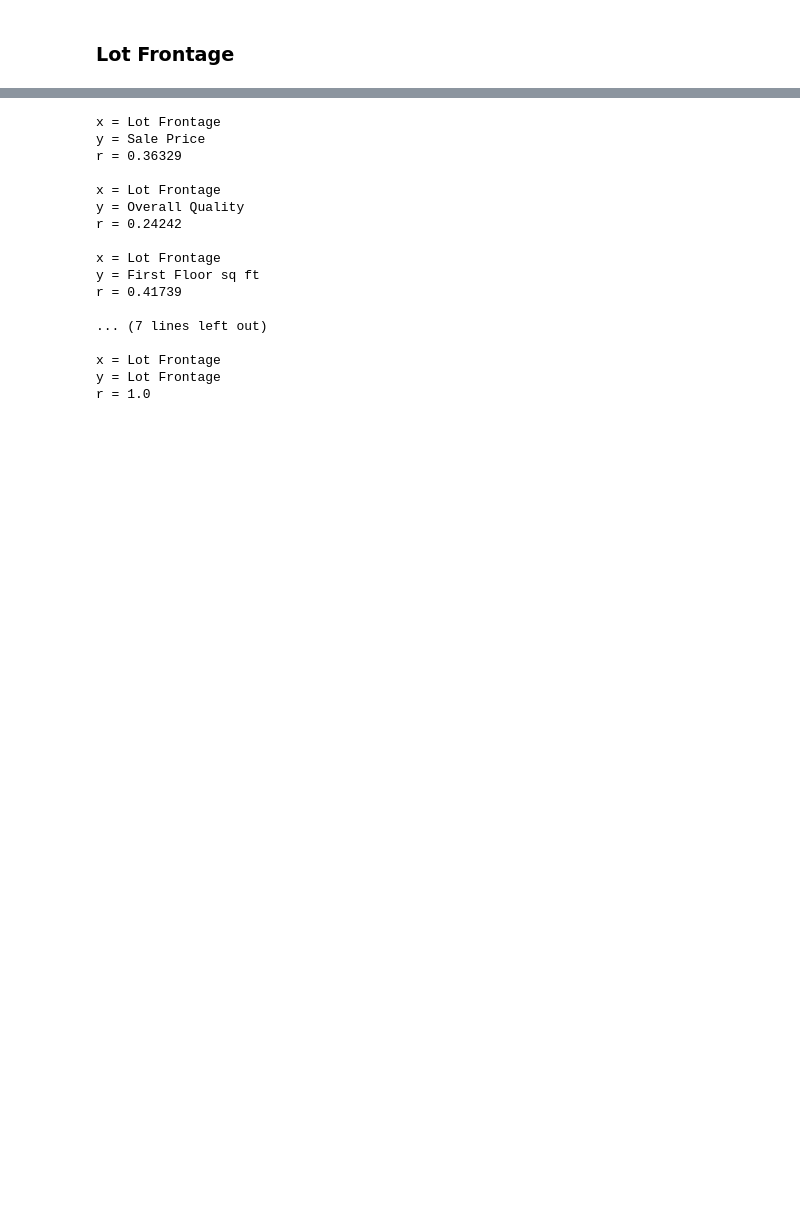
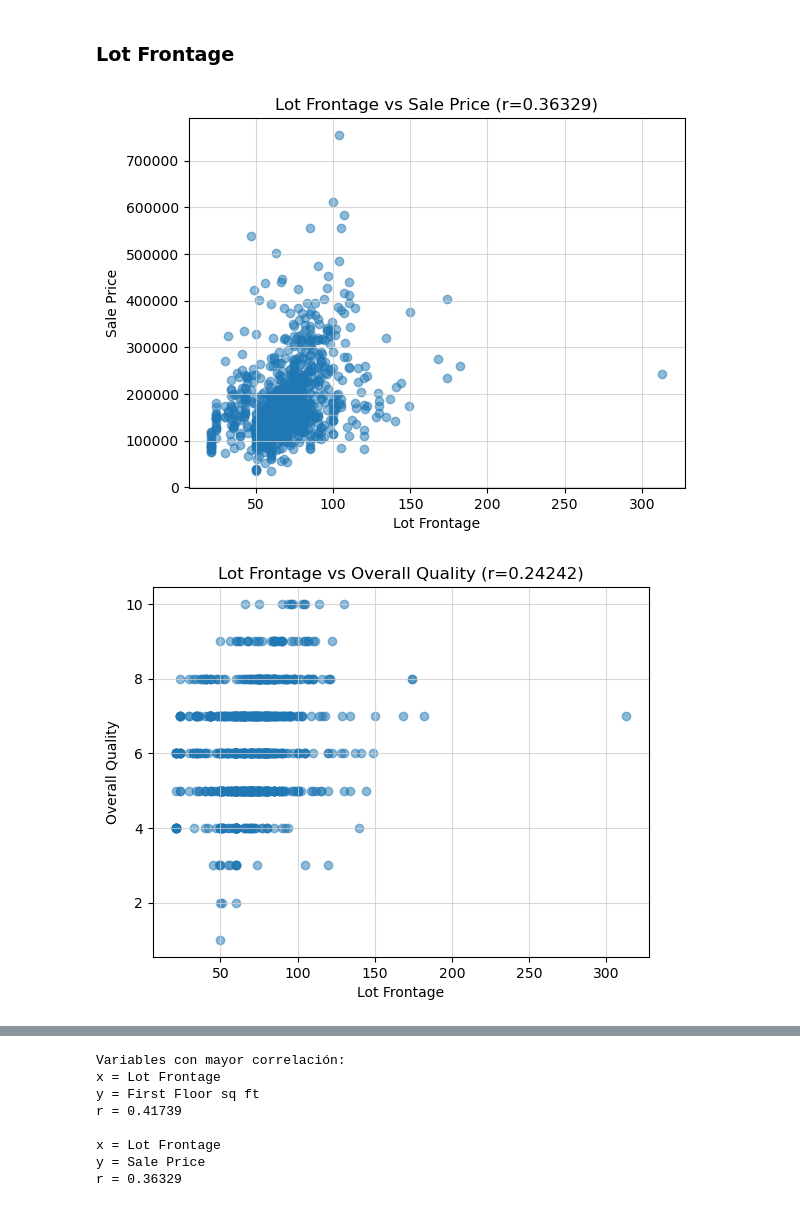
Before and after one commit to SirJose/Proyecto1, a Jupyter notebook: Proyecto1.ipynb, the cells around one changed output, grey strips where cells are left out. Cells and saved outputs as stored; diff of their text form; code cells hidden in the pictures; blank space fills up the shorter version.

```diff
--- a/Proyecto1.ipynb
+++ b/Proyecto1.ipynb
@@ -341,5 +329,7 @@ r = 0.12147
 # %% [markdown]
 ### Lot Frontage
 # %%
-printCorrelations(lotfrontage, "Lot Frontage")
+printCorrelations(lotfrontage,5)
 # %% [output]
+[figure, added]
+[figure, added]
@@ -346,17 +339,8 @@ printCorrelations(lotfrontage, "Lot Frontage")
-x = Lot Frontage
-y = Sale Price
-r = 0.36329
-
-x = Lot Frontage
-y = Overall Quality
-r = 0.24242
-
+Variables con mayor correlación:
 x = Lot Frontage
 y = First Floor sq ft
 r = 0.41739
 
-... (7 lines left out)
-
 x = Lot Frontage
-y = Lot Frontage
-r = 1.0
+y = Sale Price
+r = 0.36329
```
Also changed, not shown: parts of 8 cells of this notebook.
